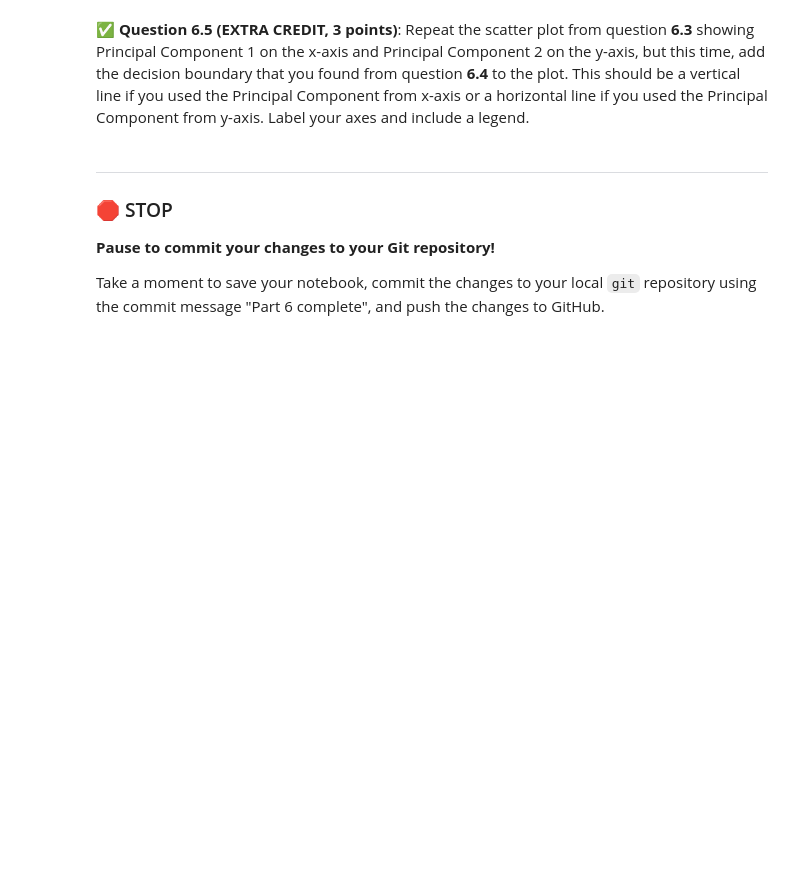
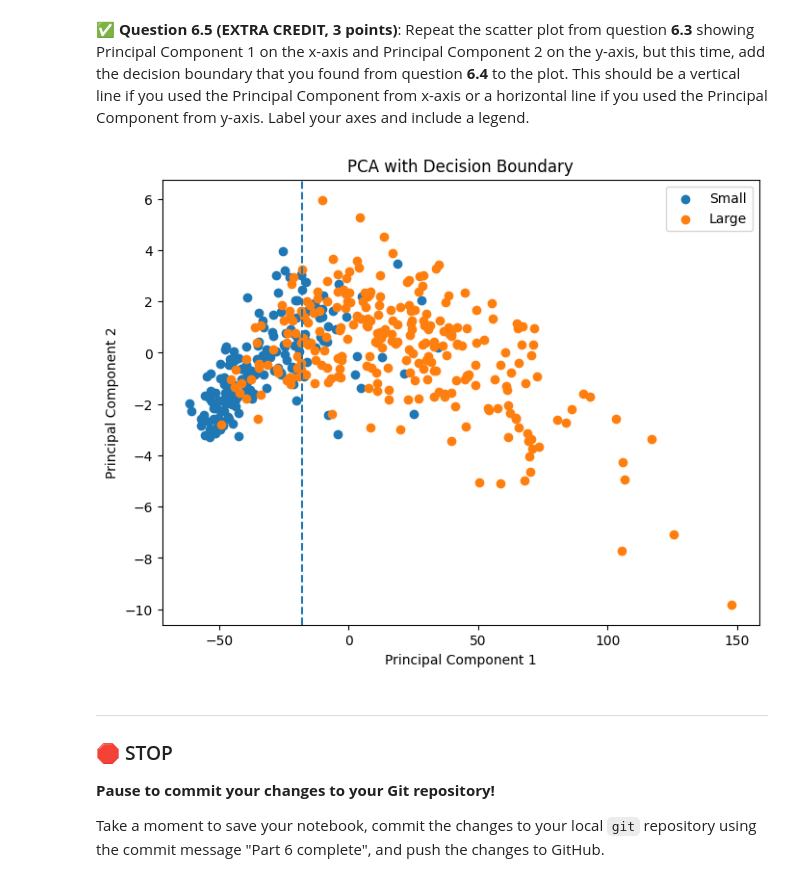
Before and after one commit to kirtanet/CMSE202-f25-turnin, a Jupyter notebook: hw-04/HW-04_RegressionClassification-STUDENT.ipynb, the cells around one changed output. Saved outputs shown, nothing was run; the diff lists cells and outputs as text; code cells hidden in the pictures; blank space fills up the shorter version.

```diff
--- a/hw-04/HW-04_RegressionClassification-STUDENT.ipynb
+++ b/hw-04/HW-04_RegressionClassification-STUDENT.ipynb
@@ -632,3 +703,21 @@ Some notes:
+# %%
+# Put your code here
+plt.figure(figsize=(8,6))
+
+for label in ["Small", "Large"]:
+    subset = pca_df[pca_df["helmet_size"] == label]
+    plt.scatter(subset["PC1"], subset["PC2"], label=label)
+
+plt.axvline(x=-18.01, linestyle='--')
+
+plt.xlabel("Principal Component 1")
+plt.ylabel("Principal Component 2")
+plt.title("PCA with Decision Boundary")
+plt.legend()
+
+plt.show()
+# %% [output]
+[figure, added]
 # %% [markdown]
 ---
 ### &#128721; STOP
```
Also changed, not shown: parts of 10 cells of this notebook.
